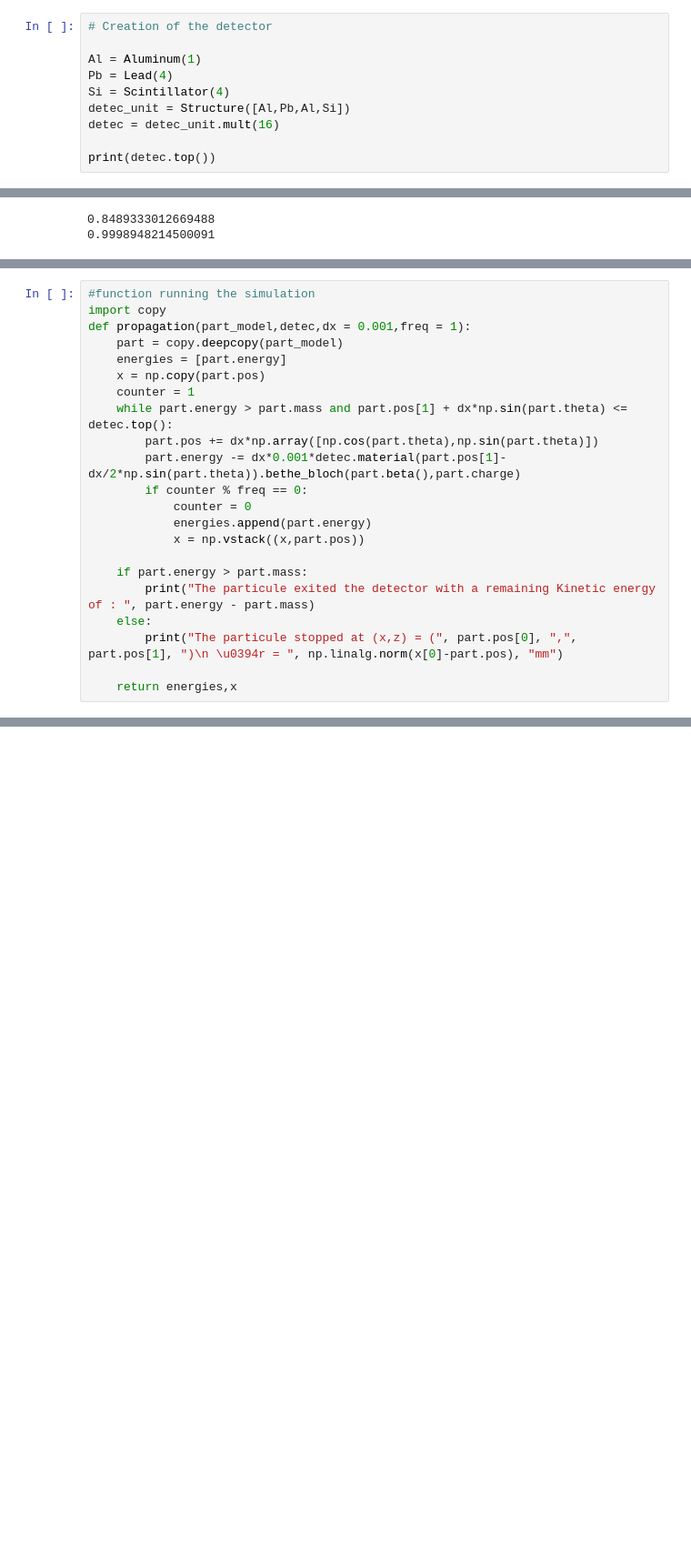
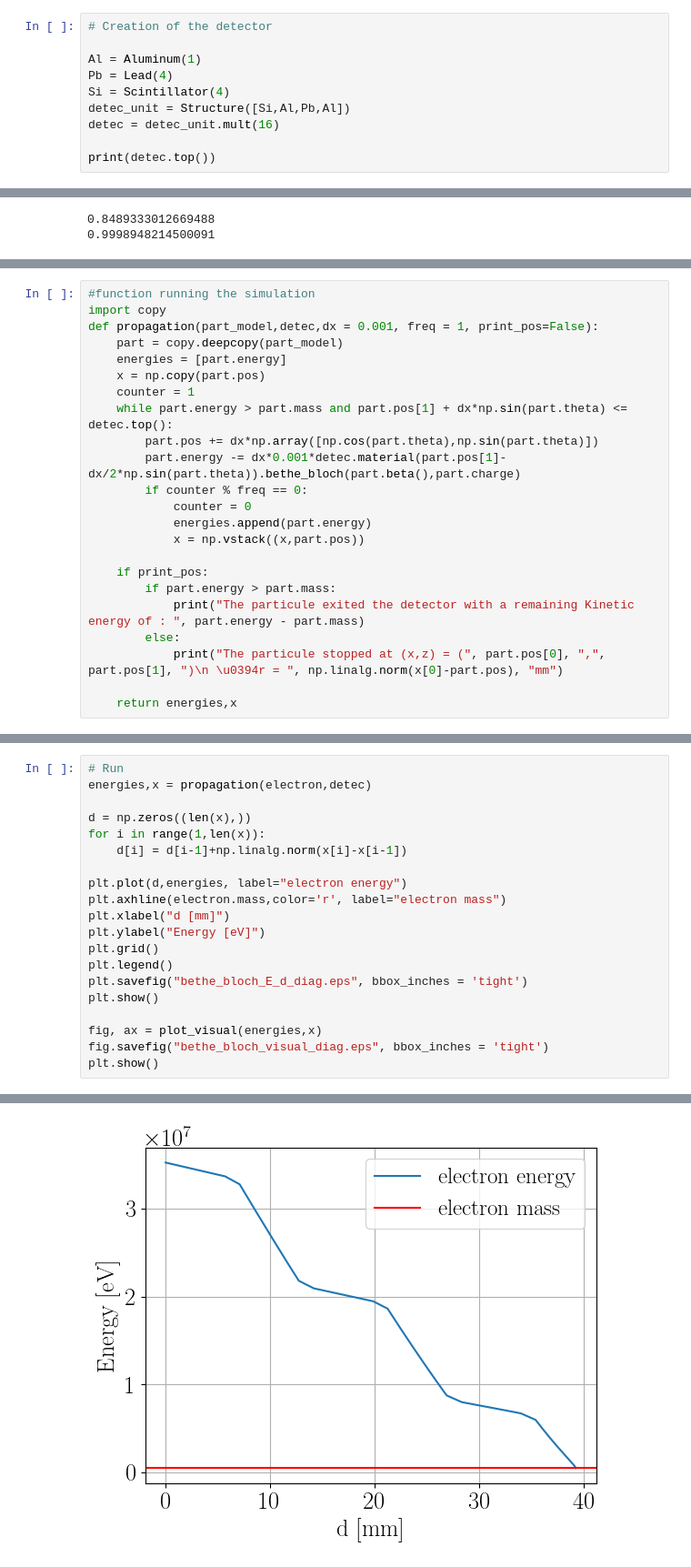
Before and after one commit to kauniska/ecal_reco, a Jupyter notebook: theory/propagation.ipynb, the cells around one changed output, grey strips where cells are left out. Shown at 91% size. Drawn from its saved outputs; the diff is of its cells as text; blank space fills up the shorter version.

```diff
--- a/theory/propagation.ipynb
+++ b/theory/propagation.ipynb
@@ -8,7 +21,7 @@ import numpy as np
 Al = Aluminum(1)
 Pb = Lead(4)
 Si = Scintillator(4)
-detec_unit = Structure([Al,Pb,Al,Si])
+detec_unit = Structure([Si,Al,Pb,Al])
 detec = detec_unit.mult(16)
 
 print(detec.top())
@@ -44,7 +57,7 @@ Theta =  0.7853981633974483 rad
 # %%
 #function running the simulation
 import copy
-def propagation(part_model,detec,dx = 0.001,freq = 1):
+def propagation(part_model,detec,dx = 0.001, freq = 1, print_pos=False):
     part = copy.deepcopy(part_model)
     energies = [part.energy]
     x = np.copy(part.pos)
@@ -57,10 +70,11 @@ def propagation(part_model,detec,dx = 0.001,freq = 1):
             energies.append(part.energy)
             x = np.vstack((x,part.pos))
 
-    if part.energy > part.mass:
-        print("The particule exited the detector with a remaining Kinetic energy of : ", part.energy - part.mass)
-    else:
-        print("The particule stopped at (x,z) = (", part.pos[0], ",", part.pos[1], ")\n \u0394r = ", np.linalg.norm(x[0]-part.pos), "mm")
+    if print_pos:
+        if part.energy > part.mass:
+            print("The particule exited the detector with a remaining Kinetic energy of : ", part.energy - part.mass)
+        else:
+            print("The particule stopped at (x,z) = (", part.pos[0], ",", part.pos[1], ")\n \u0394r = ", np.linalg.norm(x[0]-part.pos), "mm")
 
     return energies,x
 # %%
@@ -95,0 +100,21 @@ The particule stopped at (x,z) = ( 24.265076303183395 , 24.265076303183395 )
+# %%
+# Run
+energies,x = propagation(electron,detec)
+
+d = np.zeros((len(x),))
+for i in range(1,len(x)):
+    d[i] = d[i-1]+np.linalg.norm(x[i]-x[i-1])
+
+plt.plot(d,energies, label="electron energy")
+plt.axhline(electron.mass,color='r', label="electron mass")
+plt.xlabel("d [mm]")
+plt.ylabel("Energy [eV]")
+plt.grid()
+plt.legend()
+plt.savefig("bethe_bloch_E_d_diag.eps", bbox_inches = 'tight')
+plt.show()
+
+fig, ax = plot_visual(energies,x)
+fig.savefig("bethe_bloch_visual_diag.eps", bbox_inches = 'tight')
+plt.show()
+# %% [output]
@@ -95,0 +124 @@ The particule stopped at (x,z) = ( 24.265076303183395 , 24.265076303183395 )
+[figure, added]
```
Also changed, not shown: parts of 8 cells of this notebook, 12 other files.
